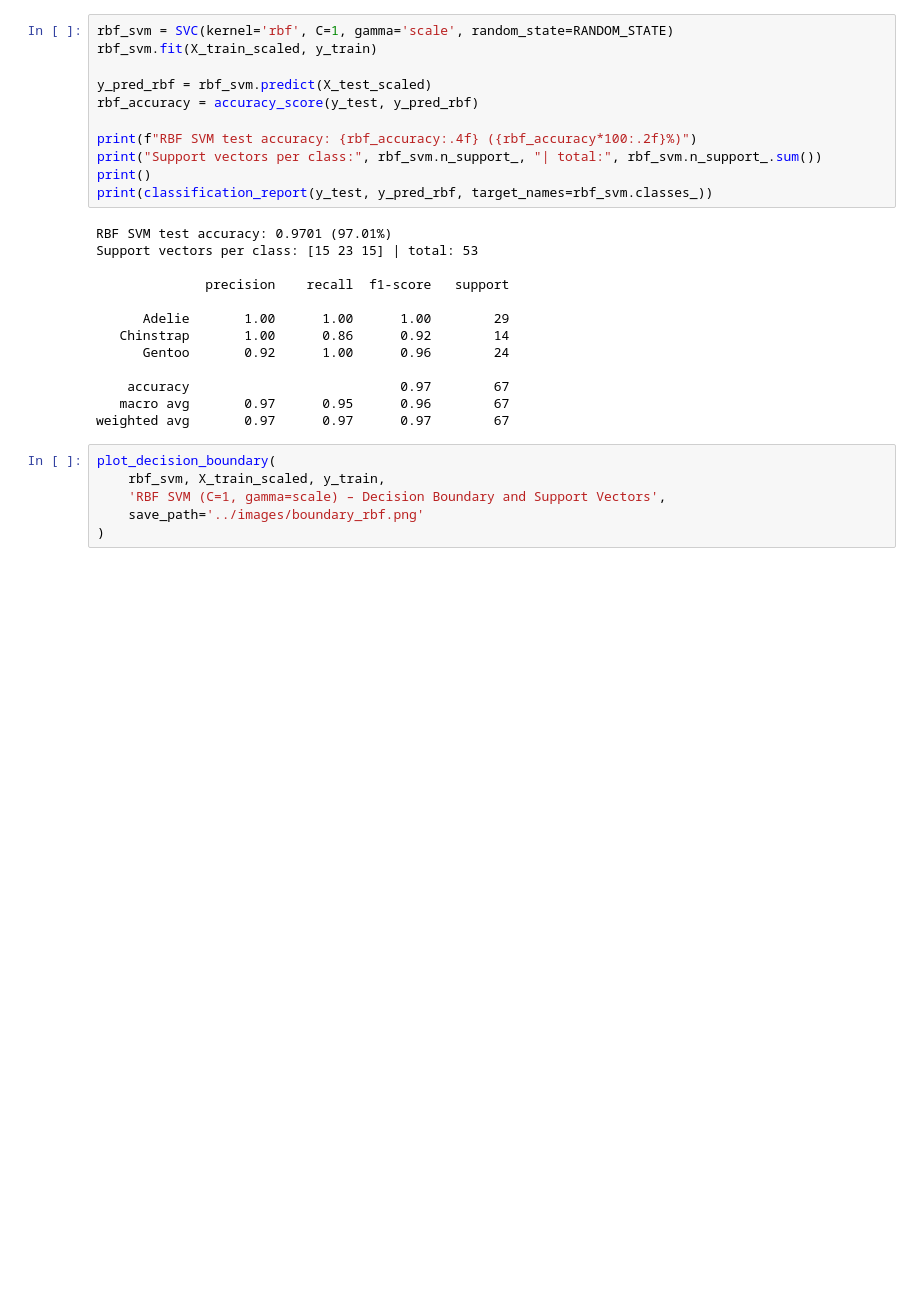
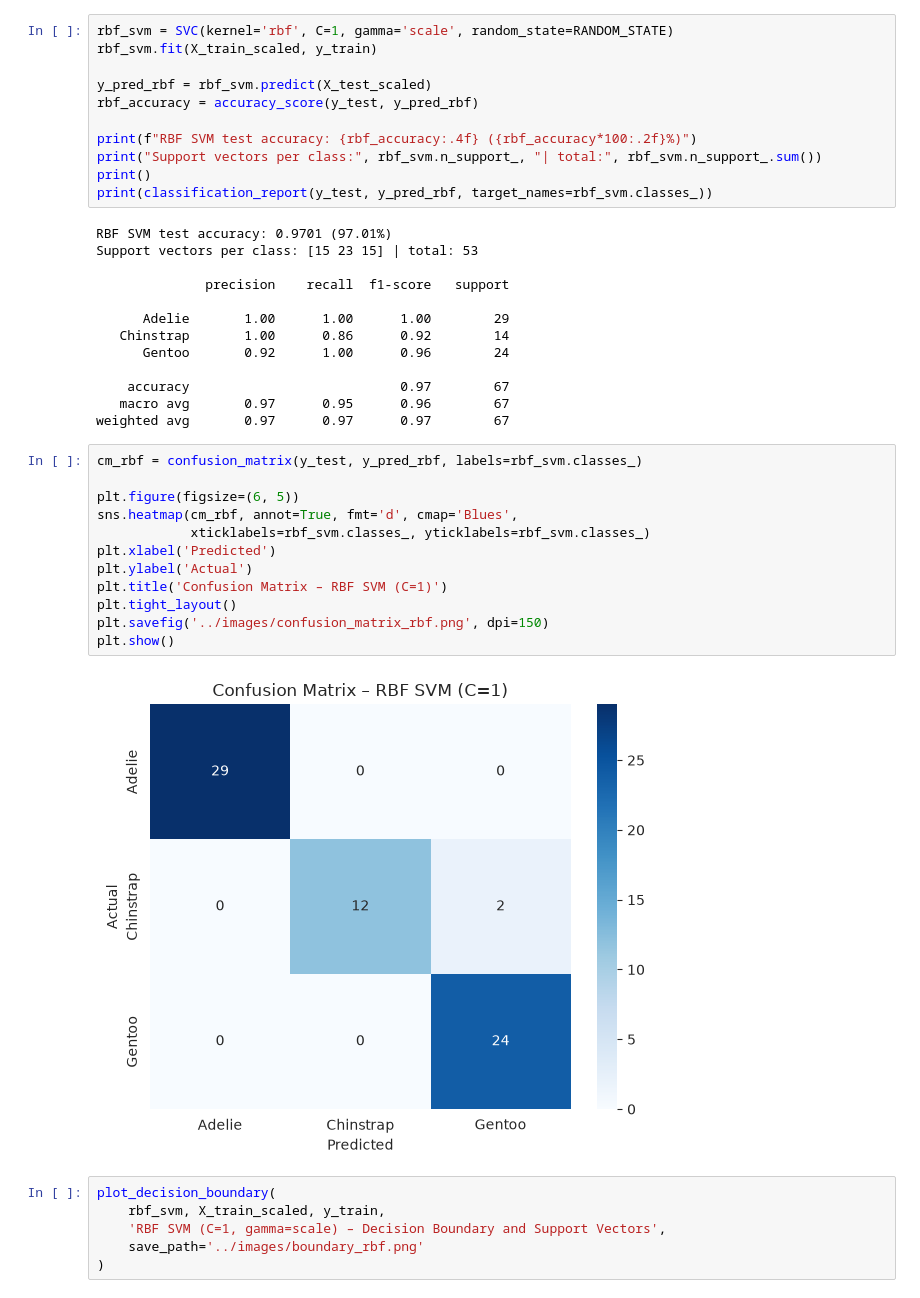
Before and after one commit to zainnm30/penguin-svm-classification, a Jupyter notebook: notebooks/penguin_svm.ipynb, the cells around one changed output. Cells and saved outputs as stored; diff of their text form; blank space fills up the shorter version.

```diff
--- a/notebooks/penguin_svm.ipynb
+++ b/notebooks/penguin_svm.ipynb
@@ -365,6 +367,20 @@ Support vectors per class: [15 23 15] | total: 53
     accuracy                           0.97        67
    macro avg       0.97      0.95      0.96        67
 weighted avg       0.97      0.97      0.97        67
+# %%
+cm_rbf = confusion_matrix(y_test, y_pred_rbf, labels=rbf_svm.classes_)
+
+plt.figure(figsize=(6, 5))
+sns.heatmap(cm_rbf, annot=True, fmt='d', cmap='Blues',
+            xticklabels=rbf_svm.classes_, yticklabels=rbf_svm.classes_)
+plt.xlabel('Predicted')
+plt.ylabel('Actual')
+plt.title('Confusion Matrix – RBF SVM (C=1)')
+plt.tight_layout()
+plt.savefig('../images/confusion_matrix_rbf.png', dpi=150)
+plt.show()
+# %% [output]
+[figure, added]
 # %%
 plot_decision_boundary(
     rbf_svm, X_train_scaled, y_train,
```
Also changed, not shown: parts of 4 cells of this notebook, 3 other files.
